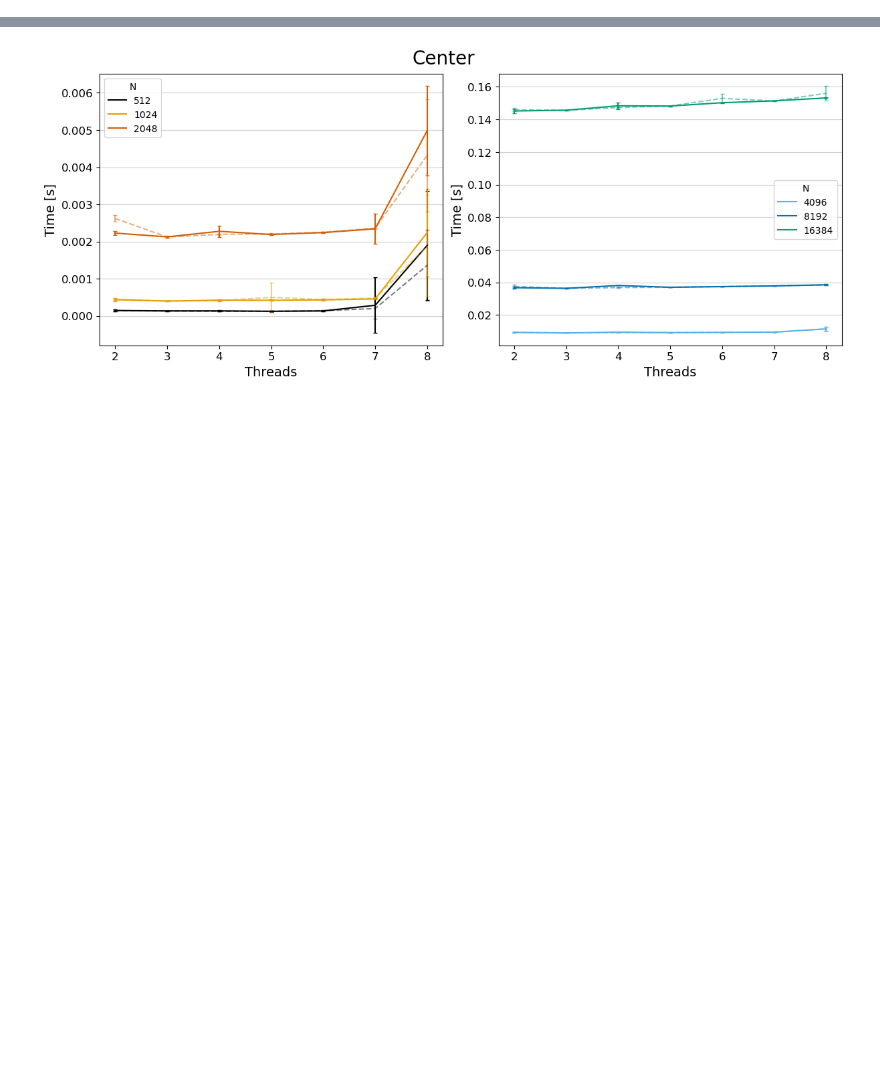
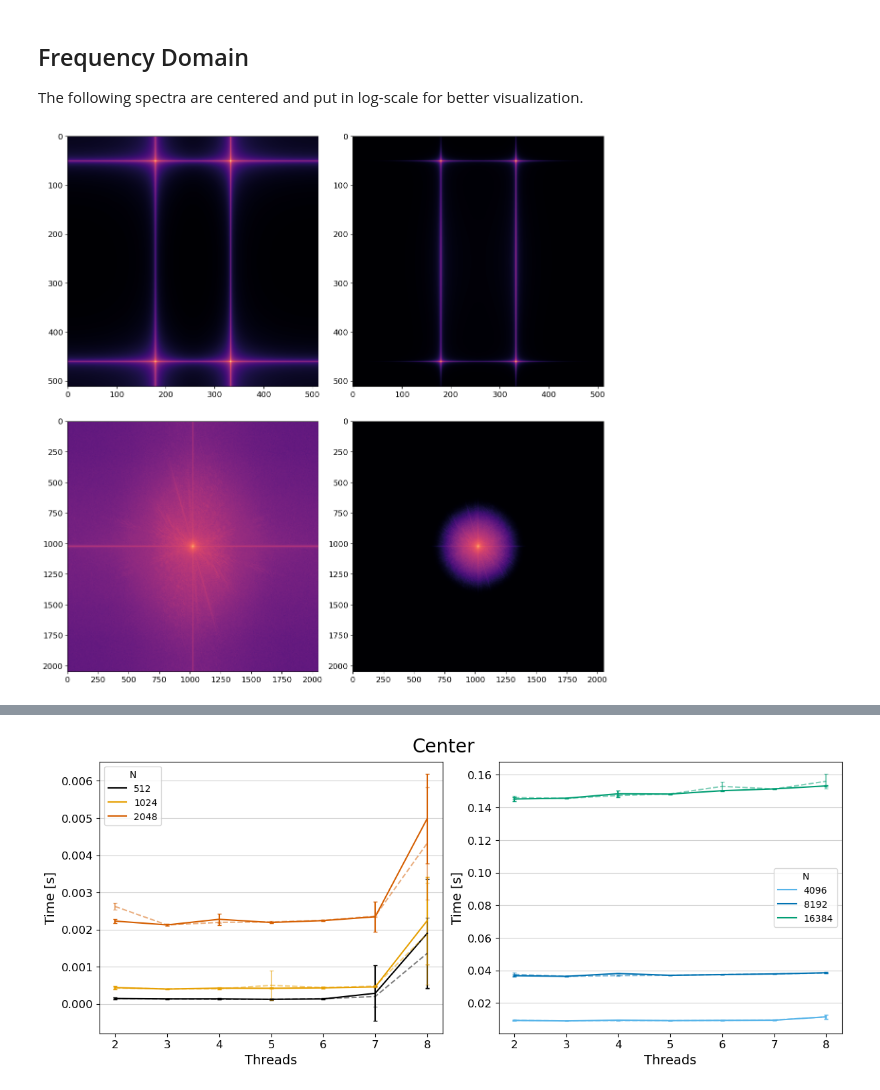
Before and after one commit to GioMai24/Speed-of-Light-FFT, a Jupyter notebook: visualization.ipynb, the cells around one changed output, grey strips where cells are left out. Saved outputs shown, nothing was run; the diff lists cells and outputs as text; code cells hidden in the pictures; blank space fills up the shorter version.

```diff
--- a/visualization.ipynb
+++ b/visualization.ipynb
@@ -9,0 +39,12 @@ from pathlib import Path
+# %% [markdown]
+## Frequency Domain
+
+The following spectra are centered and put in log-scale for better visualization.
+# %%
+fig, axes = plt.subplots(2, 2, figsize=(12,12), layout="constrained")
+
+imgs = ["furiousCos.bin", "furiousCosGauss.bin", "furiousCat.bin", "furiousCatGauss.bin"]
+
+for ax, img in zip(axes.flatten(), imgs): arr = displayImage("data/" + img, dtype="float32", fig=fig, ax=ax)
+# %% [output]
+[figure, added]
```
Also changed, not shown: parts of 52 cells of this notebook, 2 other files.
